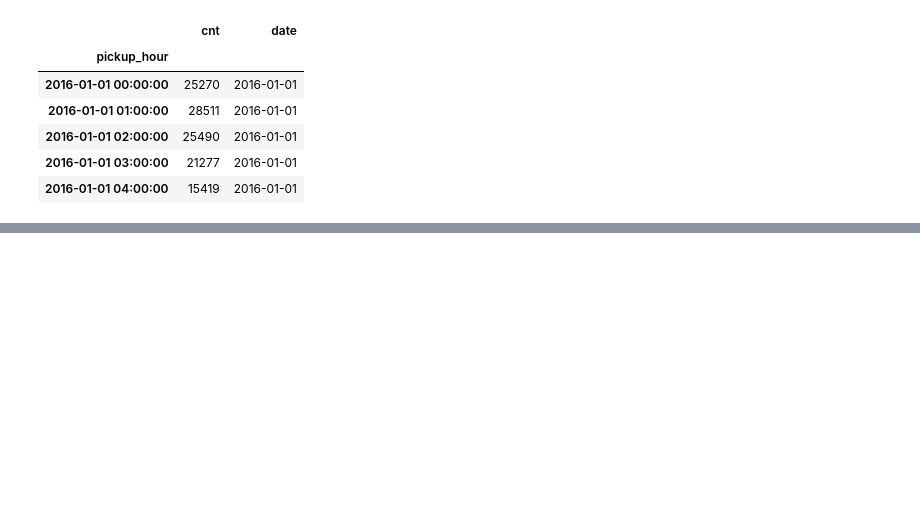
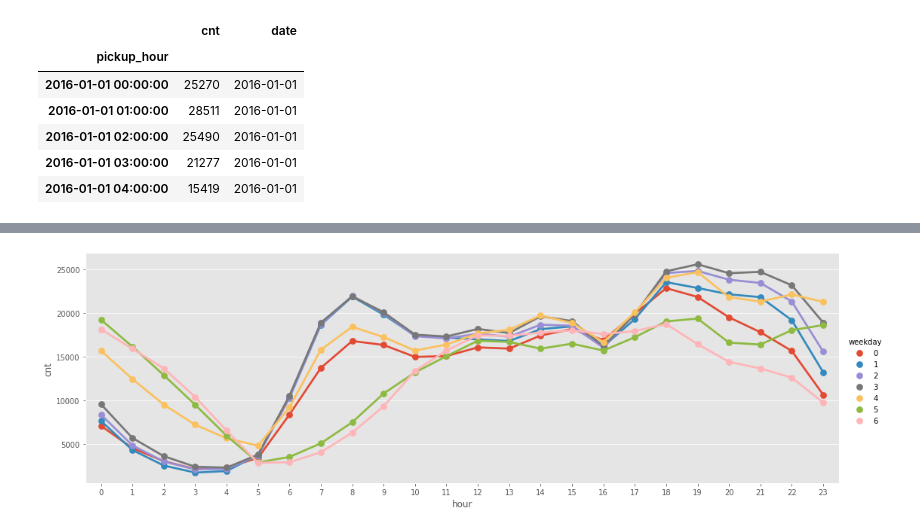
Before and after one commit to Yenabeam/prjt_TaxiDemand, a Jupyter notebook: nyc_taxi_EDA.ipynb, the cells around one changed output, grey strips where cells are left out. Saved outputs shown, nothing was run; the diff lists cells and outputs as text; code cells hidden in the pictures; blank space fills up the shorter version.

```diff
--- a/nyc_taxi_EDA.ipynb
+++ b/nyc_taxi_EDA.ipynb
@@ -110,0 +190,7 @@ df['weeknum'] = df.index.week
+# %%
+data = df.groupby(['weekday', 'hour']).mean()['cnt'].unstack(level=0).reset_index()
+data = data.melt(id_vars="hour", value_vars=[0,1,2,3,4,5,6], value_name='cnt')
+# %%
+sns.factorplot(x="hour", y='cnt', hue="weekday", data=data, height=5, aspect=3);
+# %% [output]
+[figure, added]
```
Also changed, not shown: parts of 18 cells of this notebook.
